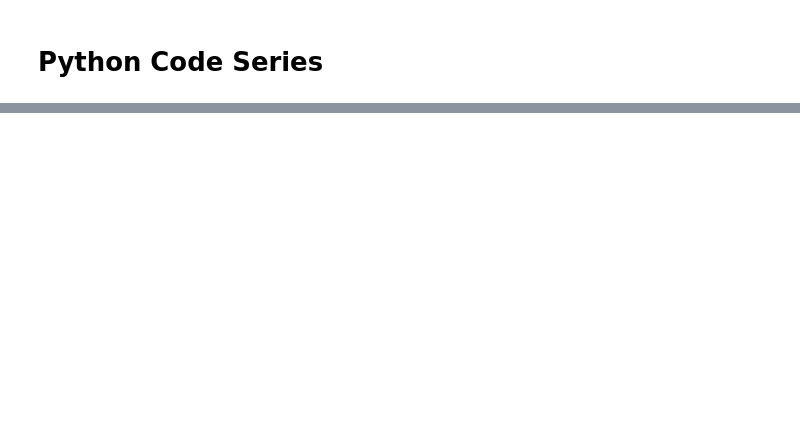
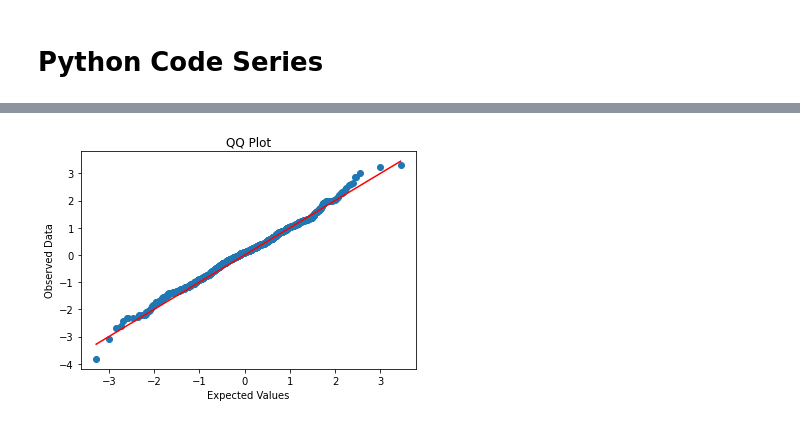
Before and after one commit to pkmariya/Python, a Jupyter notebook: Python_Int_Series.ipynb, the cells around one changed output, grey strips where cells are left out. Saved outputs shown, nothing was run; the diff lists cells and outputs as text; code cells hidden in the pictures; blank space fills up the shorter version.

```diff
--- a/Python_Int_Series.ipynb
+++ b/Python_Int_Series.ipynb
@@ -64,0 +295,34 @@ Enter an Integer -67890
+# %%
+# Implement QQ Plot from scratch
+import numpy as np
+import matplotlib.pyplot as plt
+
+def qq_plot(data):
+    # Sort the data
+    sorted_data = sorted(data)
+
+    # Calculate the quantiles of the sorted data
+    n = len(sorted_data)
+    quantiles = [(i + 0.5) / n for i in range(n)]
+
+    # Calculate the expected values from a standard normal distribution
+    expected_values = np.quantile(np.random.normal(loc=0, scale=1, size=len(data)), quantiles)
+
+    # Create a line plot of the expected values
+    plt.plot(expected_values, expected_values, 'r-')
+
+    # Create a scatter plot of the observed data
+    plt.scatter(expected_values, sorted_data)
+
+    # Add labels and title
+    plt.xlabel('Expected Values')
+    plt.ylabel('Observed Data')
+    plt.title('QQ Plot')
+
+    # Show the plot
+    plt.show()
+# %%
+data = np.random.normal(loc=0, scale=1, size=1000)
+qq_plot(data)
+# %% [output]
+[figure, added]
```
Also changed, not shown: parts of 53 cells of this notebook.
